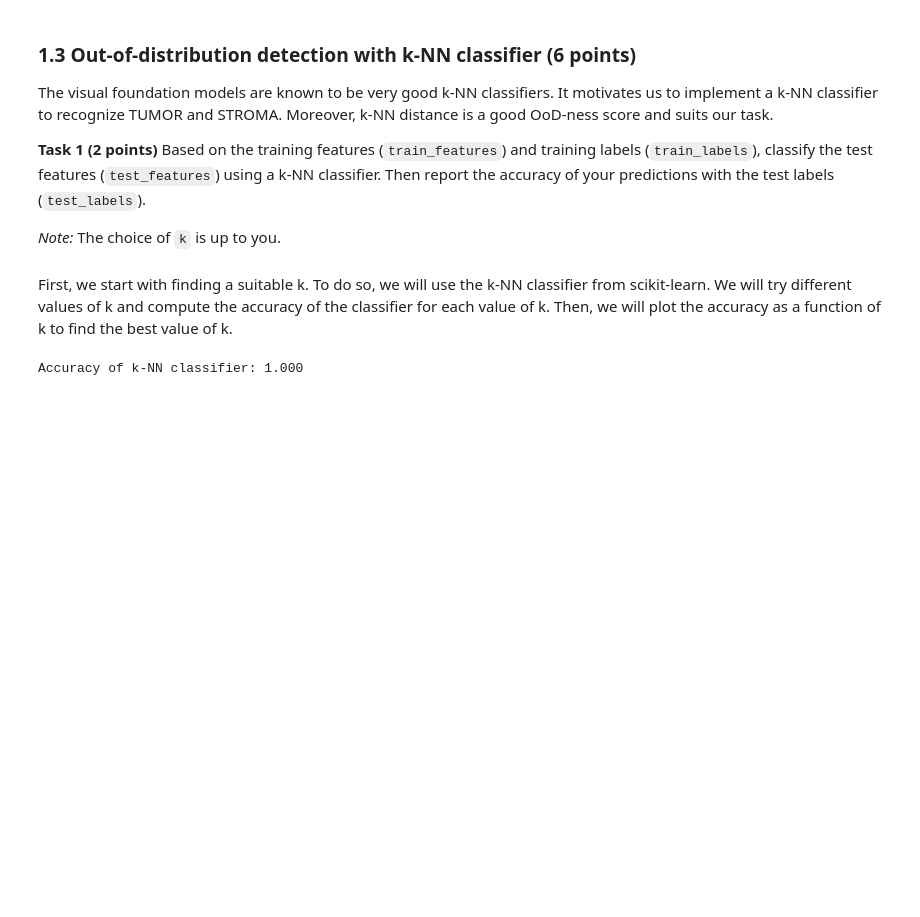
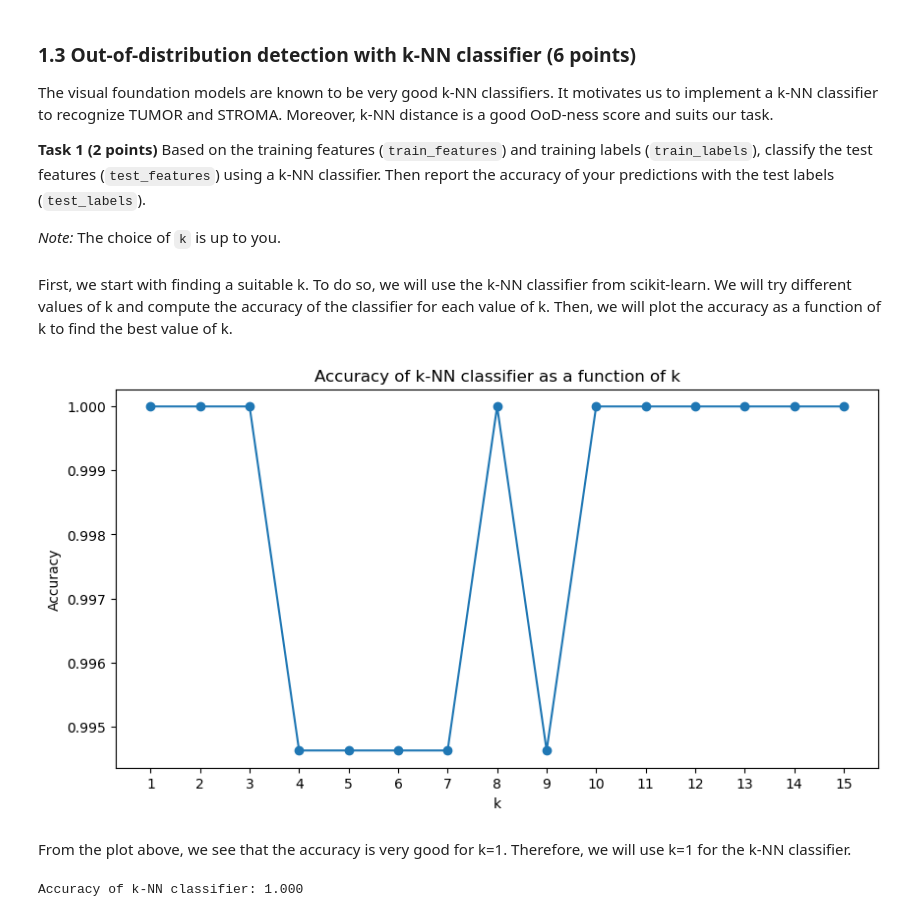
Before and after one commit to alexiaDorm/iapr-lab, a Jupyter notebook: lab_03_classification_copy.ipynb, the cells around one changed output. Cells and saved outputs as stored; diff of their text form; code cells hidden in the pictures; blank space fills up the shorter version.

```diff
--- a/lab_03_classification_copy.ipynb
+++ b/lab_03_classification_copy.ipynb
@@ -344,21 +343,29 @@ First, we start with finding a suitable k. To do so, we will use the k-NN classi
 # %%
 ### Task 1
 from sklearn.neighbors import KNeighborsClassifier
 from sklearn.metrics import accuracy_score
 
 # find suitable k
 n_neigh = np.arange(1,16)
 score = []
 for k in n_neigh:
     neigh = KNeighborsClassifier(n_neighbors=k)
     neigh.fit(train_features, train_labels)
 
     pred = neigh.predict(test_features)
     score.append(accuracy_score(test_labels, pred))
 
-plt.plot(score)
-plt.title('Accuracy of k-NN classifier in function of k')
+plt.figure(figsize=(10,5))
+plt.plot(score, 'o-')
+plt.title('Accuracy of k-NN classifier as a function of k')
+plt.xlabel('k')
+plt.ylabel('Accuracy')
+plt.xticks(np.arange(len(n_neigh)), n_neigh)
 plt.show()
+# %% [output]
+[figure, added]
+# %% [markdown]
+From the plot above, we see that the accuracy is very good for k=1. Therefore, we will use k=1 for the k-NN classifier.
 # %%
 # Exmaple with k=1
 
```
Also changed, not shown: parts of 15 cells of this notebook.
